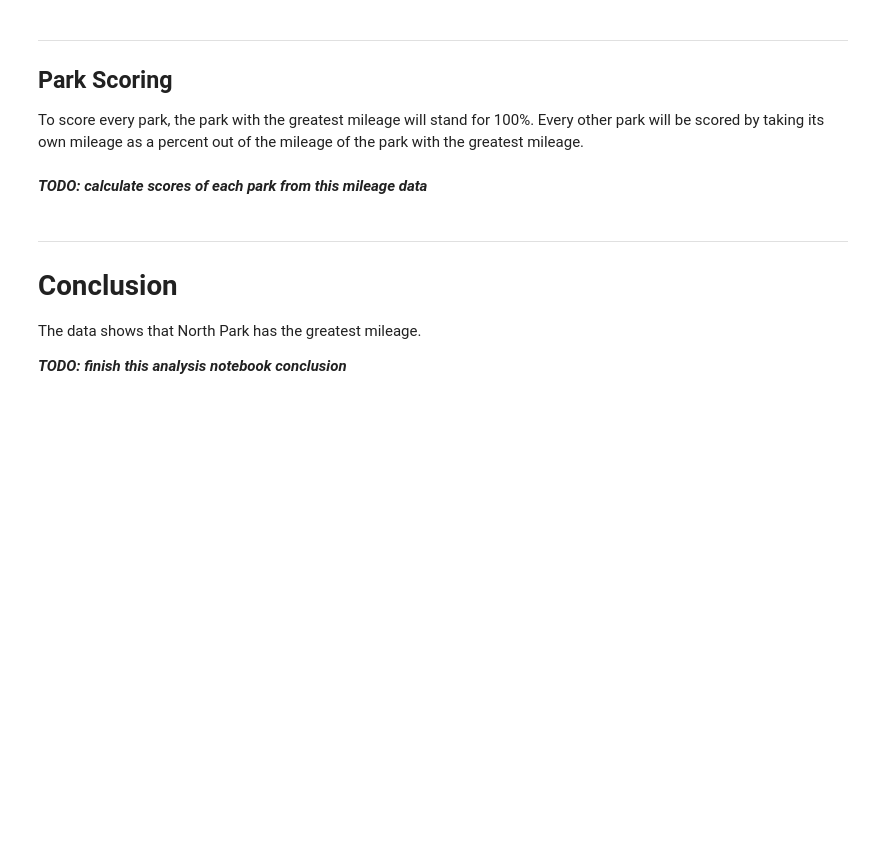
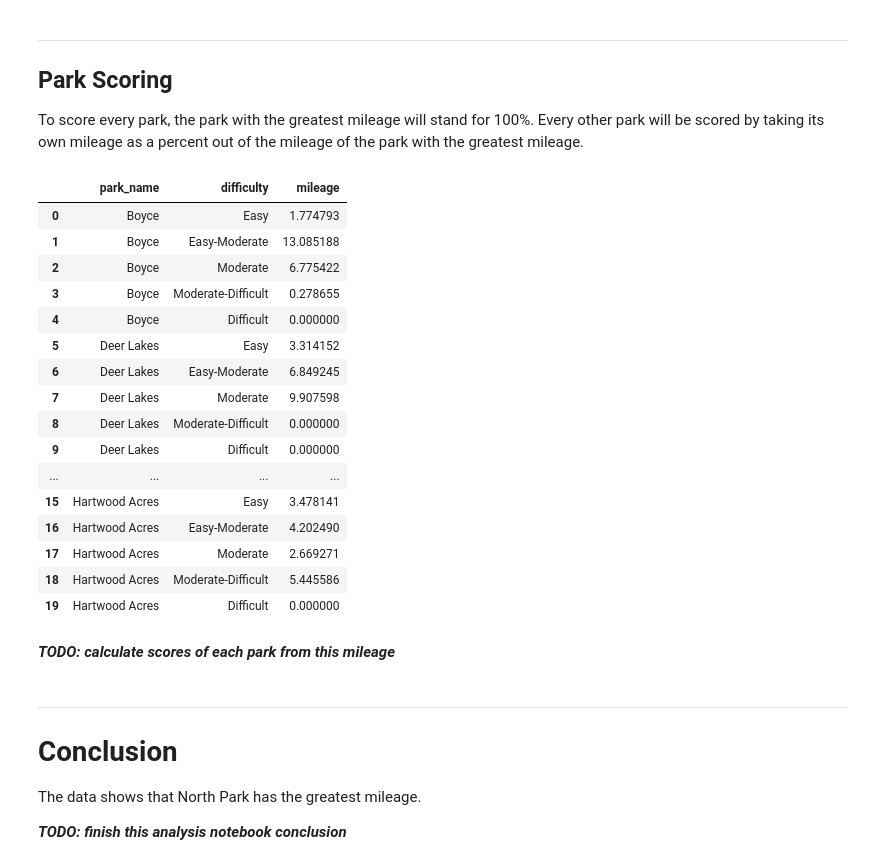
Before and after one commit to calebsarmiento/CMPINF0010-Final-Project, a Jupyter notebook: AlleghenyCountyTrailsLocationsAnalysis.ipynb, the cells around one changed output. Saved outputs shown, nothing was run; the diff lists cells and outputs as text; code cells hidden in the pictures; blank space fills up the shorter version.

```diff
--- a/AlleghenyCountyTrailsLocationsAnalysis.ipynb
+++ b/AlleghenyCountyTrailsLocationsAnalysis.ipynb
@@ -36,8 +36,40 @@ plt.show()
 ## Park Scoring
 
 To score every park, the park with the greatest mileage will stand for 100%. Every other park will be scored by taking its own mileage as a percent out of the mileage of the park with the greatest mileage.
+# %%
+park_totals.head(20)
+mileages = {}
+
+for step in range(0,5):
+
+
+#mileages = {}
+#row = 1
+#for park in park_totals['park_name']:
+    #print(park)
+    #mileages[park] = park_totals.iloc['mileage', row]
+    #row += 1
+#print(mileages)
+# %% [output]
+|  | park_name | difficulty | mileage |
+| 0 | Boyce | Easy | 1.774793 |
+| 1 | Boyce | Easy-Moderate | 13.085188 |
+| 2 | Boyce | Moderate | 6.775422 |
+| 3 | Boyce | Moderate-Difficult | 0.278655 |
+| 4 | Boyce | Difficult | 0.000000 |
+| 5 | Deer Lakes | Easy | 3.314152 |
+| 6 | Deer Lakes | Easy-Moderate | 6.849245 |
+| 7 | Deer Lakes | Moderate | 9.907598 |
+| 8 | Deer Lakes | Moderate-Difficult | 0.000000 |
+| 9 | Deer Lakes | Difficult | 0.000000 |
+| ... | ... | ... | ... |
+| 15 | Hartwood Acres | Easy | 3.478141 |
+| 16 | Hartwood Acres | Easy-Moderate | 4.202490 |
+| 17 | Hartwood Acres | Moderate | 2.669271 |
+| 18 | Hartwood Acres | Moderate-Difficult | 5.445586 |
+| 19 | Hartwood Acres | Difficult | 0.000000 |
 # %% [markdown]
-***TODO: calculate scores of each park from this mileage data***
+***TODO: calculate scores of each park from this mileage***
 # %% [markdown]
 ---
 # Conclusion
```
Also changed, not shown: 1 other file.
